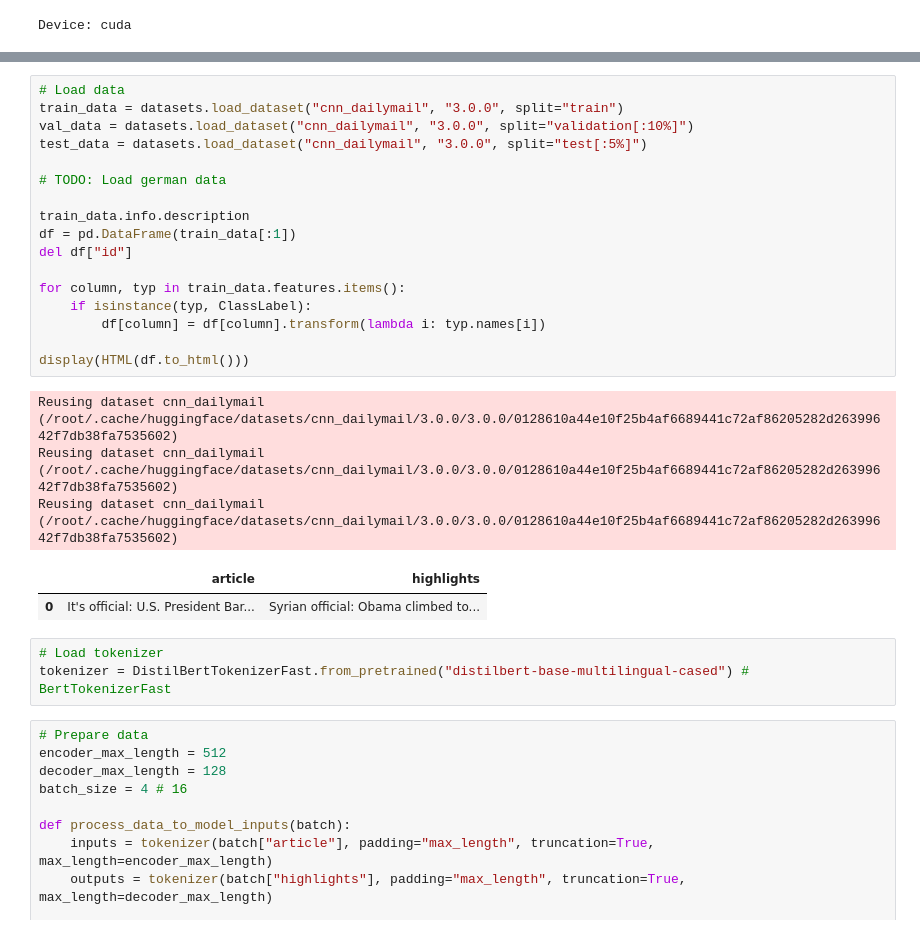
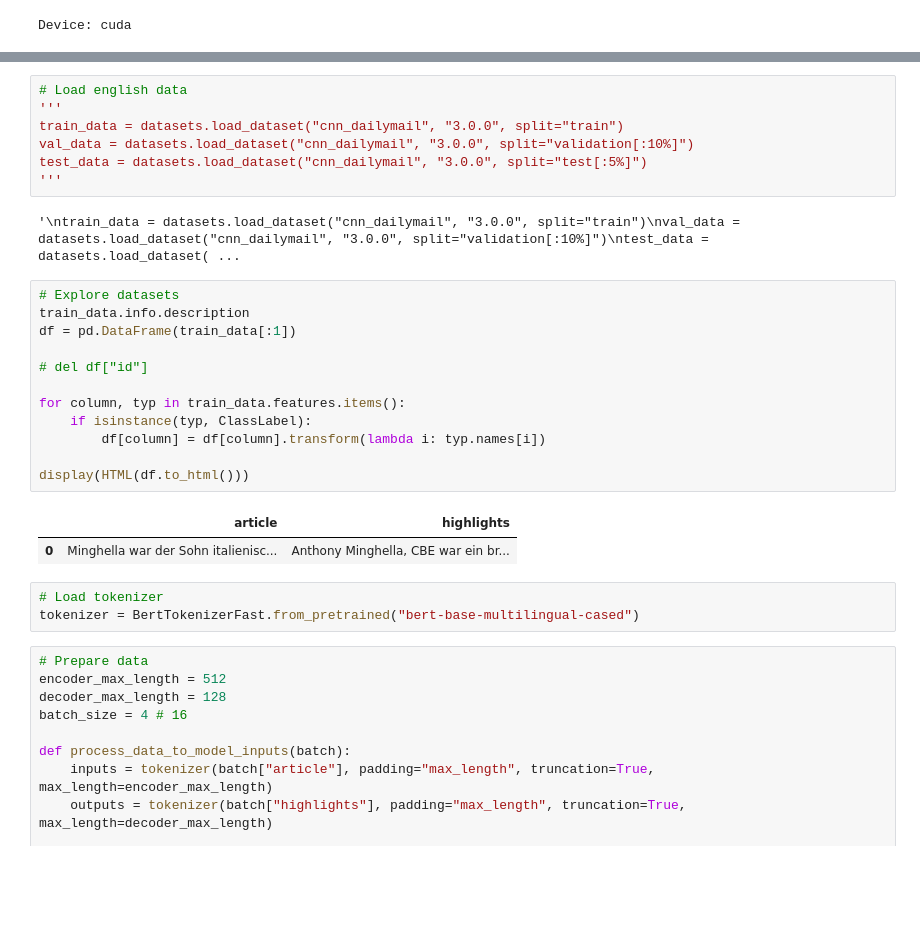
Before and after one commit to DidiDerDenker/ATS, a Jupyter notebook: Models/transformer_to_transformer_architecture/tf2tf_self.ipynb, the cells around one changed output, grey strips where cells are left out. Cells and saved outputs as stored; diff of their text form; blank space fills up the shorter version.

Commit message:
Updated the notebook and preprocessed german data.

```diff
--- a/Models/transformer_to_transformer_architecture/tf2tf_self.ipynb
+++ b/Models/transformer_to_transformer_architecture/tf2tf_self.ipynb
@@ -51,29 +80,30 @@ Device: cuda
+# %%
+# Load english data
+'''
+train_data = datasets.load_dataset("cnn_dailymail", "3.0.0", split="train")
+val_data = datasets.load_dataset("cnn_dailymail", "3.0.0", split="validation[:10%]")
+test_data = datasets.load_dataset("cnn_dailymail", "3.0.0", split="test[:5%]")
+'''
+# %% [output]
+'\ntrain_data = datasets.load_dataset("cnn_dailymail", "3.0.0", split="train")\nval_data = datasets.load_dataset("cnn_dailymail", "3.0.0", split="validation[:10%]")\ntest_data = datasets.load_dataset( ...
 # %%
-# Load data
-train_data = datasets.load_dataset("cnn_dailymail", "3.0.0", split="train")
-val_data = datasets.load_dataset("cnn_dailymail", "3.0.0", split="validation[:10%]")
-test_data = datasets.load_dataset("cnn_dailymail", "3.0.0", split="test[:5%]")
-
-# TODO: Load german data
-
+# Explore datasets
 train_data.info.description
 df = pd.DataFrame(train_data[:1])
-del df["id"]
+
+# del df["id"]
 
 for column, typ in train_data.features.items():
     if isinstance(typ, ClassLabel):
         df[column] = df[column].transform(lambda i: typ.names[i])
 
 display(HTML(df.to_html()))
 # %% [output]
-Reusing dataset cnn_dailymail (/root/.cache/huggingface/datasets/cnn_dailymail/3.0.0/3.0.0/0128610a44e10f25b4af6689441c72af86205282d26399642f7db38fa7535602)
-Reusing dataset cnn_dailymail (/root/.cache/huggingface/datasets/cnn_dailymail/3.0.0/3.0.0/0128610a44e10f25b4af6689441c72af86205282d26399642f7db38fa7535602)
-Reusing dataset cnn_dailymail (/root/.cache/huggingface/datasets/cnn_dailymail/3.0.0/3.0.0/0128610a44e10f25b4af6689441c72af86205282d26399642f7db38fa7535602)
 |  | article | highlights |
-| 0 | It's official: U.S. President Bar... | Syrian official: Obama climbed to... |
+| 0 | Minghella war der Sohn italienisc... | Anthony Minghella, CBE war ein br... |
 # %%
 # Load tokenizer
-tokenizer = DistilBertTokenizerFast.from_pretrained("distilbert-base-multilingual-cased") # BertTokenizerFast
+tokenizer = BertTokenizerFast.from_pretrained("bert-base-multilingual-cased")
 # %%
 # Prepare data
 encoder_max_length = 512
```
Also changed, not shown: parts of 9 cells of this notebook, 2 other files.
